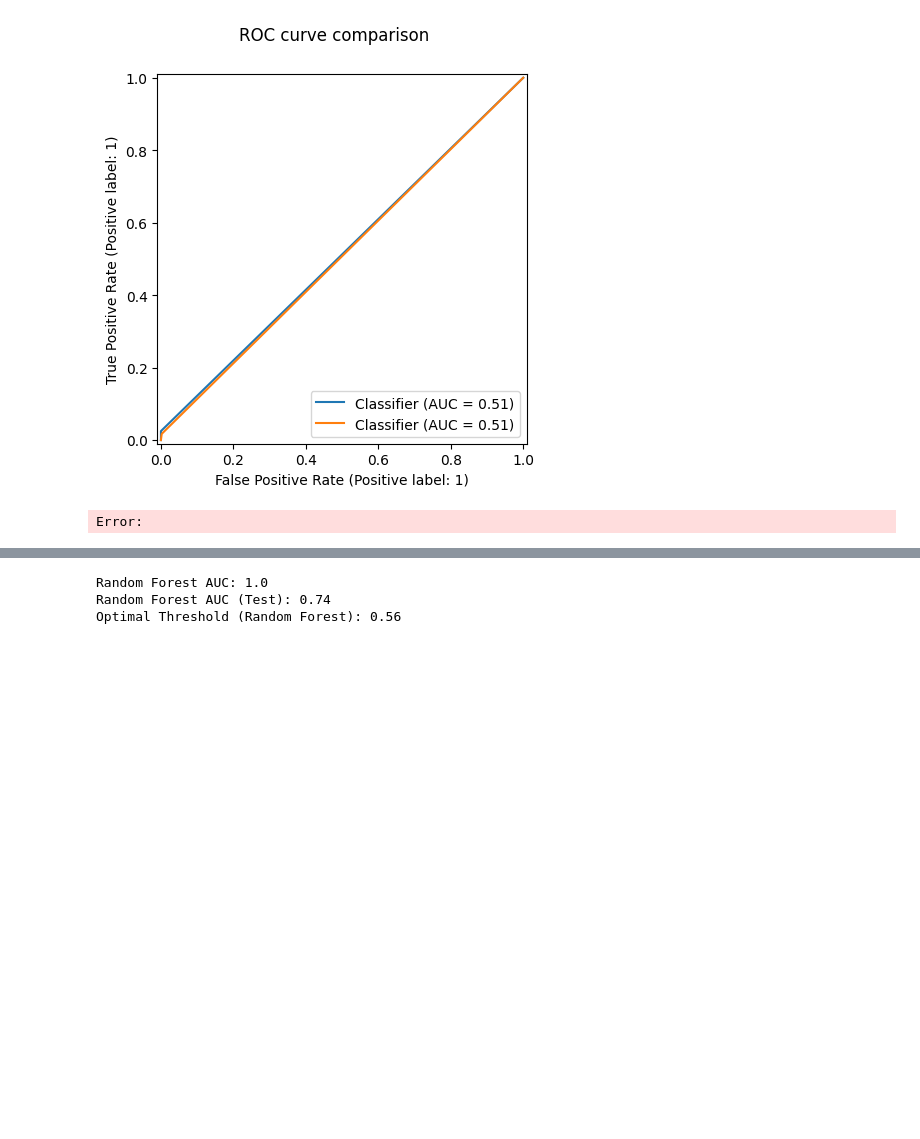
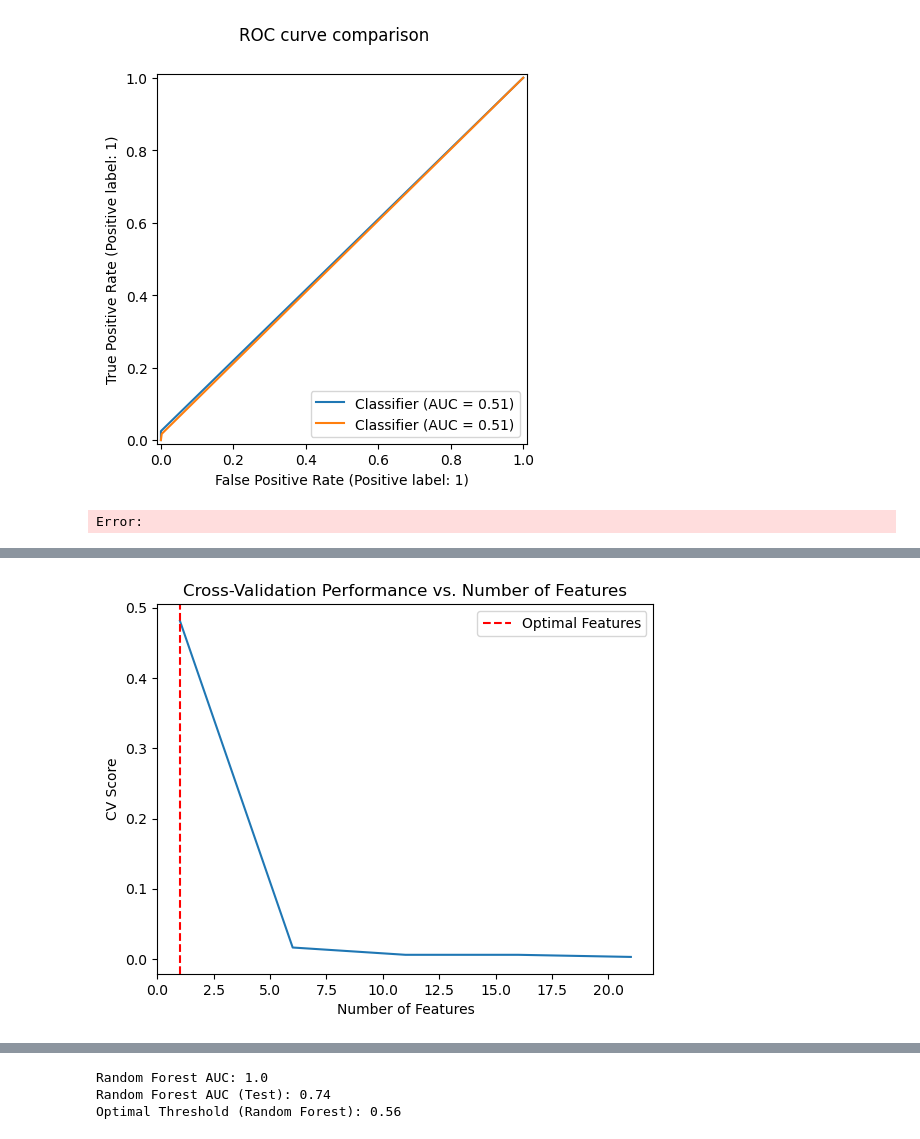
Before and after one commit to SfyXboh/BMEG423_CDSS_Assignment_2024, a Jupyter notebook: python_modelBuilding/training.ipynb, the cells around one changed output, grey strips where cells are left out. Saved outputs shown, nothing was run; the diff lists cells and outputs as text; code cells hidden in the pictures; blank space fills up the shorter version.

```diff
--- a/python_modelBuilding/training.ipynb
+++ b/python_modelBuilding/training.ipynb
@@ -449,0 +463,4 @@ Threshold: 0.51
+# %%
+
+ranked_features = X.columns[np.argsort(imp)[::-1]]
+print(ranked_features)
@@ -449,0 +473,27 @@ Threshold: 0.51
+# %%
+from sklearn.model_selection import cross_val_score
+import numpy as np
+
+# Initialize variables
+cv_scores = []
+top_features = []
+
+# Iterate through increasing numbers of features
+for i in range(1, len(ranked_features) + 1, 5):
+    selected = ranked_features[:i]
+    X_subset = X.loc[:, selected]
+
+    # Perform cross-validation with the selected features
+    model = RandomForestClassifier(class_weight='balanced')
+    scores = cross_val_score(model, X_subset, y, cv=5, scoring='recall')  # Adjust scoring as needed
+    cv_scores.append(np.mean(scores))
+    print(f"{i} features: {np.mean(scores)}")
+
+# Find optimal number of features
+optimal_features = np.argmax(cv_scores) + 1
+print(f"Optimal number of features: {optimal_features}")
+
+# Train final model with optimal features
+final_features = ranked_features[:optimal_features]
+X_final = X[:, final_features]
+final_model = RandomForestClassifier(random_state=42,class_weight='balanced').fit(X_final, y)
@@ -449,0 +508,13 @@ Threshold: 0.51
+# %%
+# plot Feature Selection Curve
+import matplotlib.pyplot as plt
+
+plt.plot(range(1, len(cv_scores)*5 + 1,5), cv_scores)
+plt.xlabel("Number of Features")
+plt.ylabel("CV Score")
+plt.title("Cross-Validation Performance vs. Number of Features")
+plt.axvline(optimal_features, color='red', linestyle='--', label='Optimal Features')
+plt.legend()
+plt.show()
+# %% [output]
+[figure, added]
```
Also changed, not shown: parts of 22 cells of this notebook, 1 other file.
